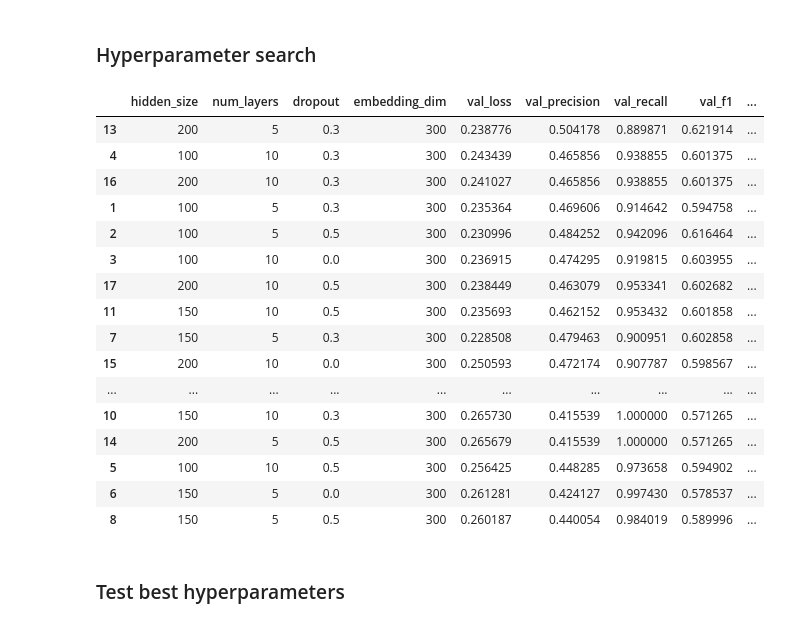
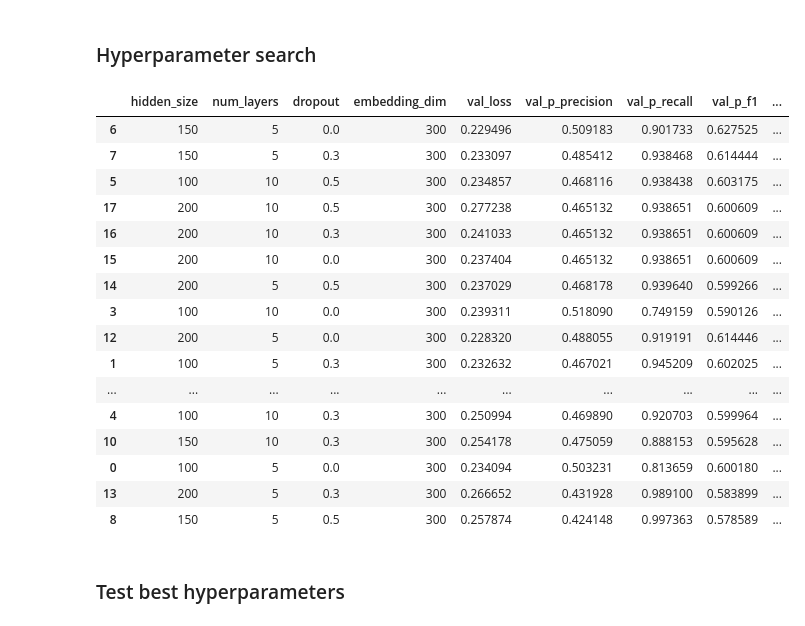
Before and after one commit to n28div/chord-embeddings, a Jupyter notebook: lstm_baseline_segmentation.ipynb, the cells around one changed output. Saved outputs shown, nothing was run; the diff lists cells and outputs as text; code cells hidden in the pictures.

```diff
--- a/lstm_baseline_segmentation.ipynb
+++ b/lstm_baseline_segmentation.ipynb
@@ -94,19 +97,18 @@ class BaselineModel(pl.LightningModule):
             pred, loss = self._predict(batch)
 
             for pi, yi, mi in zip(pred, y, mask):
-                intervals = boundaries_to_intervals(np.arange(len(yi) + 1))
-
                 pi = pi[mi == 0].argmax(axis=-1).cpu().numpy()
                 _, pi = np.unique(pi, return_inverse=True)
 
                 yi = yi[mi == 0].argmax(axis=-1).cpu().numpy()
                 _, yi = np.unique(yi, return_inverse=True)
 
-                precision, recall, f1 = pairwise(intervals, e, intervals, p)
+                intervals = boundaries_to_intervals(np.arange(len(yi) + 1))
+                precision, recall, f1 = pairwise(intervals, yi, intervals, pi)
                 metrics["p_precision"].append(precision)
                 metrics["p_recall"].append(recall)
                 metrics["p_f1"].append(f1)
-                under, over, under_over_f1 = nce(intervals, e, intervals, p)
+                over, under, under_over_f1 = nce(intervals, yi, intervals, pi)
                 metrics["under"] = under
                 metrics["over"] = over
                 metrics["under_over_f1"] = under_over_f1
@@ -197,9 +199,9 @@ from itertools import product
 from tqdm.auto import tqdm
 
 parameters = {
-    "hidden_size": [2, 5, 10],
+    "hidden_size": [100, 150, 200],
     "num_layers": [5, 10],
-    "dropout": [0.0, 0.5],
+    "dropout": [0.0, 0.3, 0.5],
 }
 
 results = list()
@@ -293,26 +300,26 @@ for idx, params in tqdm(combinations):
 # %%
 import pandas as pd
 
 df = pd.DataFrame.from_dict([dict(**res[0], **res[1][0]) for res in results])
-df.iloc[(df["val_under_over_f1"] + df["val_f1"]).sort_values(ascending=False).index]
+df.iloc[(df["val_under_over_f1"] + df["val_p_f1"]).sort_values(ascending=False).index]
 # %% [output]
-|  | hidden_size | num_layers | dropout | embedding_dim | val_loss | val_precision | val_recall | val_f1 | ... |
-| 13 | 200 | 5 | 0.3 | 300 | 0.238776 | 0.504178 | 0.889871 | 0.621914 | ... |
-| 4 | 100 | 10 | 0.3 | 300 | 0.243439 | 0.465856 | 0.938855 | 0.601375 | ... |
-| 16 | 200 | 10 | 0.3 | 300 | 0.241027 | 0.465856 | 0.938855 | 0.601375 | ... |
-| 1 | 100 | 5 | 0.3 | 300 | 0.235364 | 0.469606 | 0.914642 | 0.594758 | ... |
-| 2 | 100 | 5 | 0.5 | 300 | 0.230996 | 0.484252 | 0.942096 | 0.616464 | ... |
-| 3 | 100 | 10 | 0.0 | 300 | 0.236915 | 0.474295 | 0.919815 | 0.603955 | ... |
-| 17 | 200 | 10 | 0.5 | 300 | 0.238449 | 0.463079 | 0.953341 | 0.602682 | ... |
-| 11 | 150 | 10 | 0.5 | 300 | 0.235693 | 0.462152 | 0.953432 | 0.601858 | ... |
-| 7 | 150 | 5 | 0.3 | 300 | 0.228508 | 0.479463 | 0.900951 | 0.602858 | ... |
-| 15 | 200 | 10 | 0.0 | 300 | 0.250593 | 0.472174 | 0.907787 | 0.598567 | ... |
+|  | hidden_size | num_layers | dropout | embedding_dim | val_loss | val_p_precision | val_p_recall | val_p_f1 | ... |
+| 6 | 150 | 5 | 0.0 | 300 | 0.229496 | 0.509183 | 0.901733 | 0.627525 | ... |
+| 7 | 150 | 5 | 0.3 | 300 | 0.233097 | 0.485412 | 0.938468 | 0.614444 | ... |
+| 5 | 100 | 10 | 0.5 | 300 | 0.234857 | 0.468116 | 0.938438 | 0.603175 | ... |
+| 17 | 200 | 10 | 0.5 | 300 | 0.277238 | 0.465132 | 0.938651 | 0.600609 | ... |
+| 16 | 200 | 10 | 0.3 | 300 | 0.241033 | 0.465132 | 0.938651 | 0.600609 | ... |
+| 15 | 200 | 10 | 0.0 | 300 | 0.237404 | 0.465132 | 0.938651 | 0.600609 | ... |
+| 14 | 200 | 5 | 0.5 | 300 | 0.237029 | 0.468178 | 0.939640 | 0.599266 | ... |
+| 3 | 100 | 10 | 0.0 | 300 | 0.239311 | 0.518090 | 0.749159 | 0.590126 | ... |
+| 12 | 200 | 5 | 0.0 | 300 | 0.228320 | 0.488055 | 0.919191 | 0.614446 | ... |
+| 1 | 100 | 5 | 0.3 | 300 | 0.232632 | 0.467021 | 0.945209 | 0.602025 | ... |
 | ... | ... | ... | ... | ... | ... | ... | ... | ... | ... |
-| 10 | 150 | 10 | 0.3 | 300 | 0.265730 | 0.415539 | 1.000000 | 0.571265 | ... |
-| 14 | 200 | 5 | 0.5 | 300 | 0.265679 | 0.415539 | 1.000000 | 0.571265 | ... |
-| 5 | 100 | 10 | 0.5 | 300 | 0.256425 | 0.448285 | 0.973658 | 0.594902 | ... |
-| 6 | 150 | 5 | 0.0 | 300 | 0.261281 | 0.424127 | 0.997430 | 0.578537 | ... |
-| 8 | 150 | 5 | 0.5 | 300 | 0.260187 | 0.440054 | 0.984019 | 0.589996 | ... |
+| 4 | 100 | 10 | 0.3 | 300 | 0.250994 | 0.469890 | 0.920703 | 0.599964 | ... |
+| 10 | 150 | 10 | 0.3 | 300 | 0.254178 | 0.475059 | 0.888153 | 0.595628 | ... |
+| 0 | 100 | 5 | 0.0 | 300 | 0.234094 | 0.503231 | 0.813659 | 0.600180 | ... |
+| 13 | 200 | 5 | 0.3 | 300 | 0.266652 | 0.431928 | 0.989100 | 0.583899 | ... |
+| 8 | 150 | 5 | 0.5 | 300 | 0.257874 | 0.424148 | 0.997363 | 0.578589 | ... |
 # %% [markdown]
 ### Test best hyperparameters
 # %%
```
Also changed, not shown: parts of 11 cells of this notebook.
